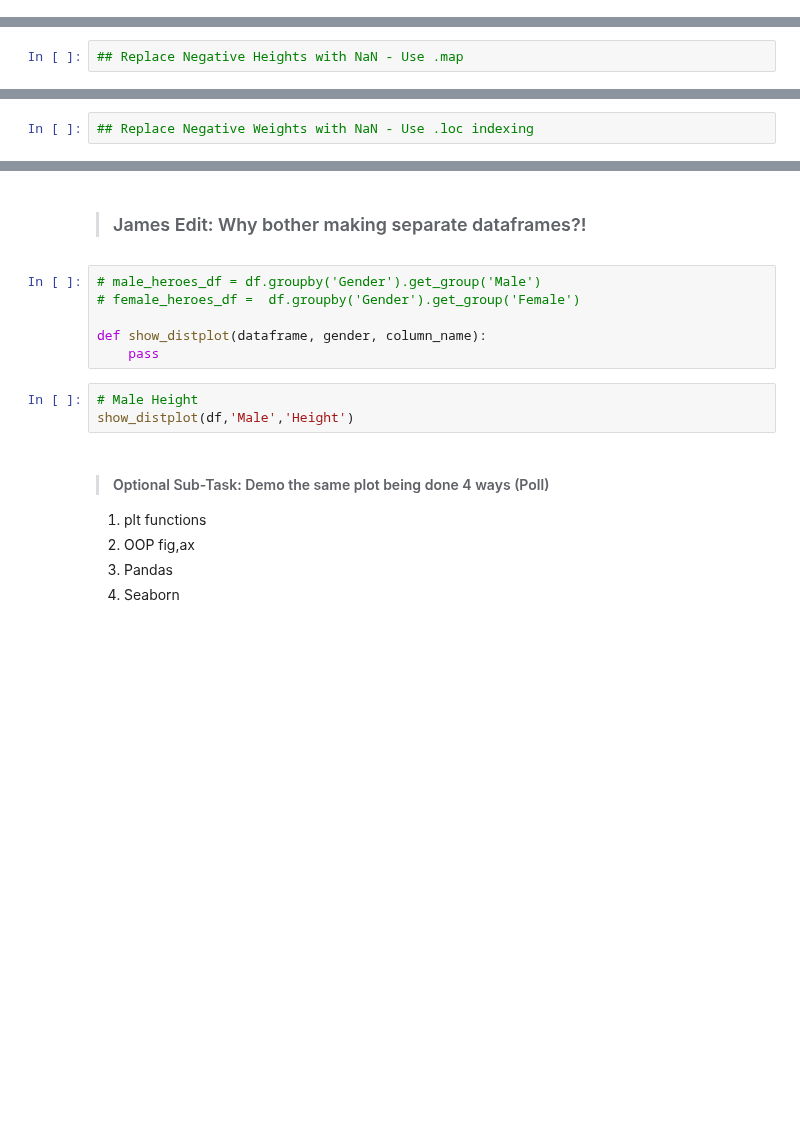
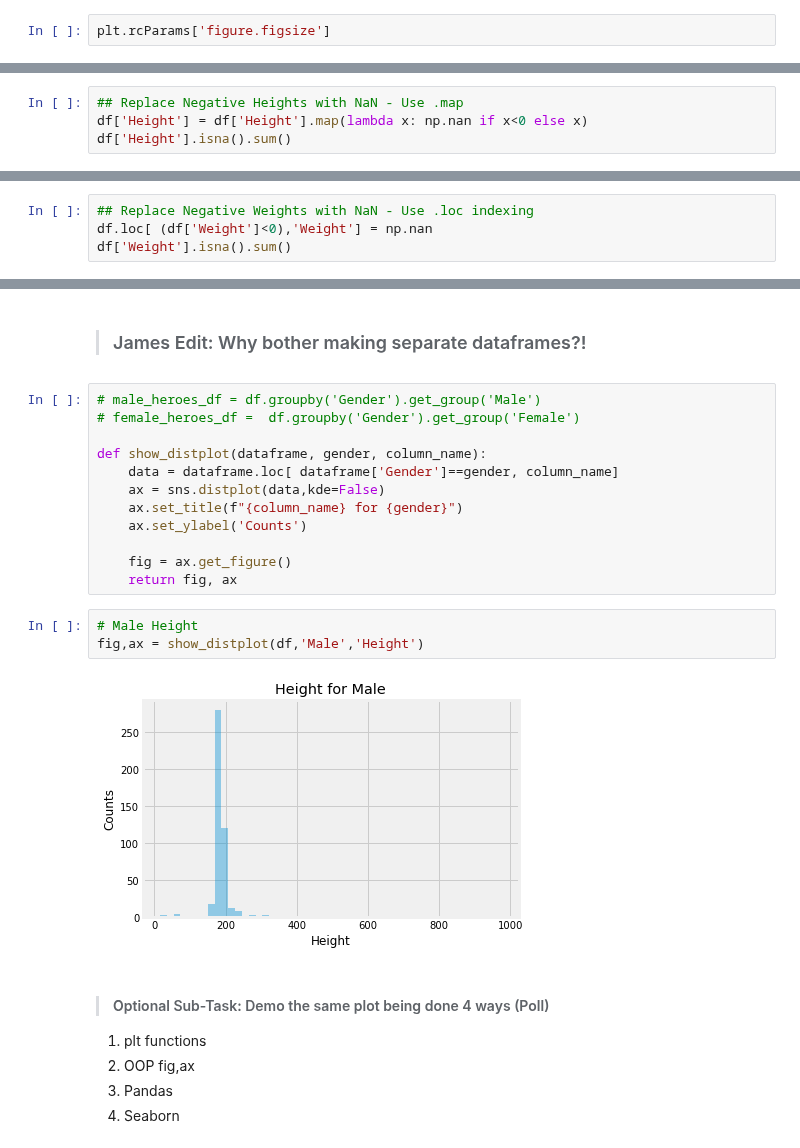
Before and after one commit to flatiron-school/Online-DS-FT-022221-Cohort-Notes, a Jupyter notebook: Phase_1/topic_06_data_visualization/topic_06_visualizations_heroes_project_SG.ipynb, the cells around one changed output, grey strips where cells are left out. Saved outputs shown, nothing was run; the diff lists cells and outputs as text; blank space fills up the shorter version.

```diff
--- a/Phase_1/topic_06_data_visualization/topic_06_visualizations_heroes_project_SG.ipynb
+++ b/Phase_1/topic_06_data_visualization/topic_06_visualizations_heroes_project_SG.ipynb
@@ -140,0 +141,2 @@ plt.rcParams['figure.figsize'] = [12,8]
+# %%
+plt.rcParams['figure.figsize']
@@ -297,2 +447,4 @@ df[(df['Height']<0) | (df['Weight']<0)]
 # %%
 ## Replace Negative Heights with NaN - Use .map
+df['Height'] = df['Height'].map(lambda x: np.nan if x<0 else x)
+df['Height'].isna().sum()
@@ -299,2 +453,4 @@ df[(df['Height']<0) | (df['Weight']<0)]
 # %%
 ## Replace Negative Weights with NaN - Use .loc indexing
+df.loc[ (df['Weight']<0),'Weight'] = np.nan
+df['Weight'].isna().sum()
@@ -350,10 +571,18 @@ Hint: Don't forget to check the [seaborn documentation for distplot](https://sea
 # female_heroes_df =  df.groupby('Gender').get_group('Female')
 
 def show_distplot(dataframe, gender, column_name):
-    pass
+    data = dataframe.loc[ dataframe['Gender']==gender, column_name]
+    ax = sns.distplot(data,kde=False)
+    ax.set_title(f"{column_name} for {gender}")
+    ax.set_ylabel('Counts')
+
+    fig = ax.get_figure()
+    return fig, ax
 # %%
 # Male Height
-show_distplot(df,'Male','Height')
+fig,ax = show_distplot(df,'Male','Height')
+# %% [output]
+[figure, added]
 # %% [markdown]
 > #### Optional Sub-Task: Demo the same plot being done 4 ways (Poll)
 1. plt functions
```
Also changed, not shown: parts of 77 cells of this notebook, 3 other files.
